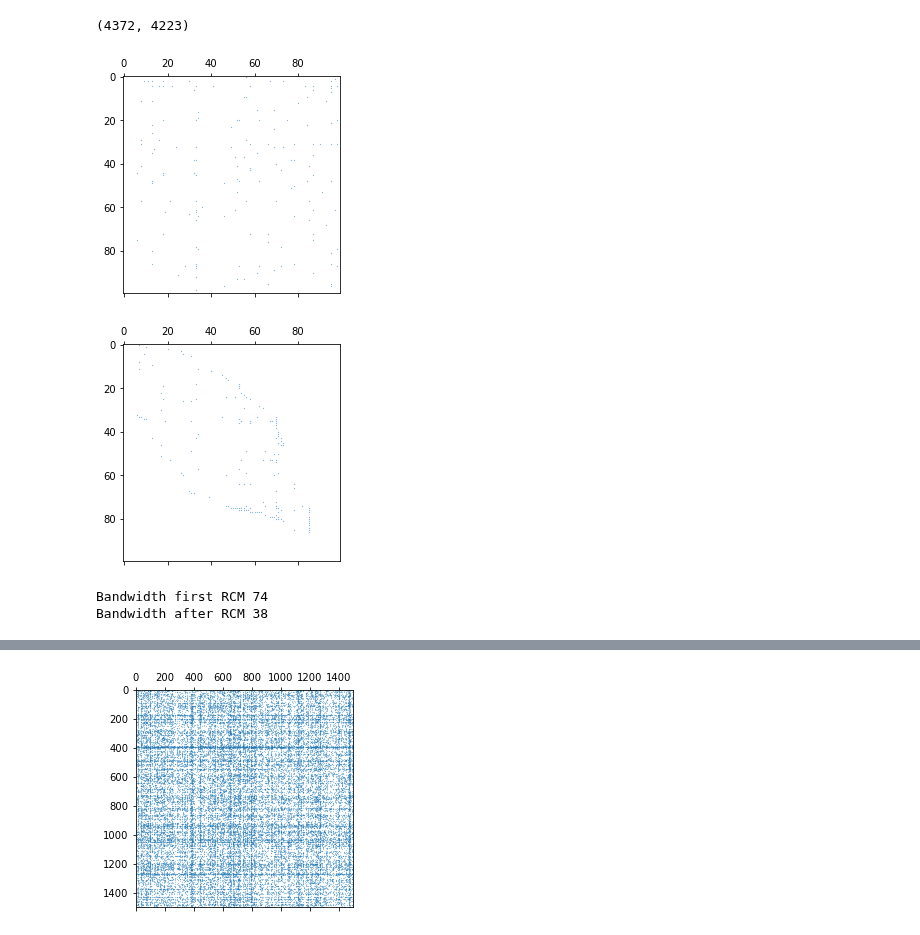
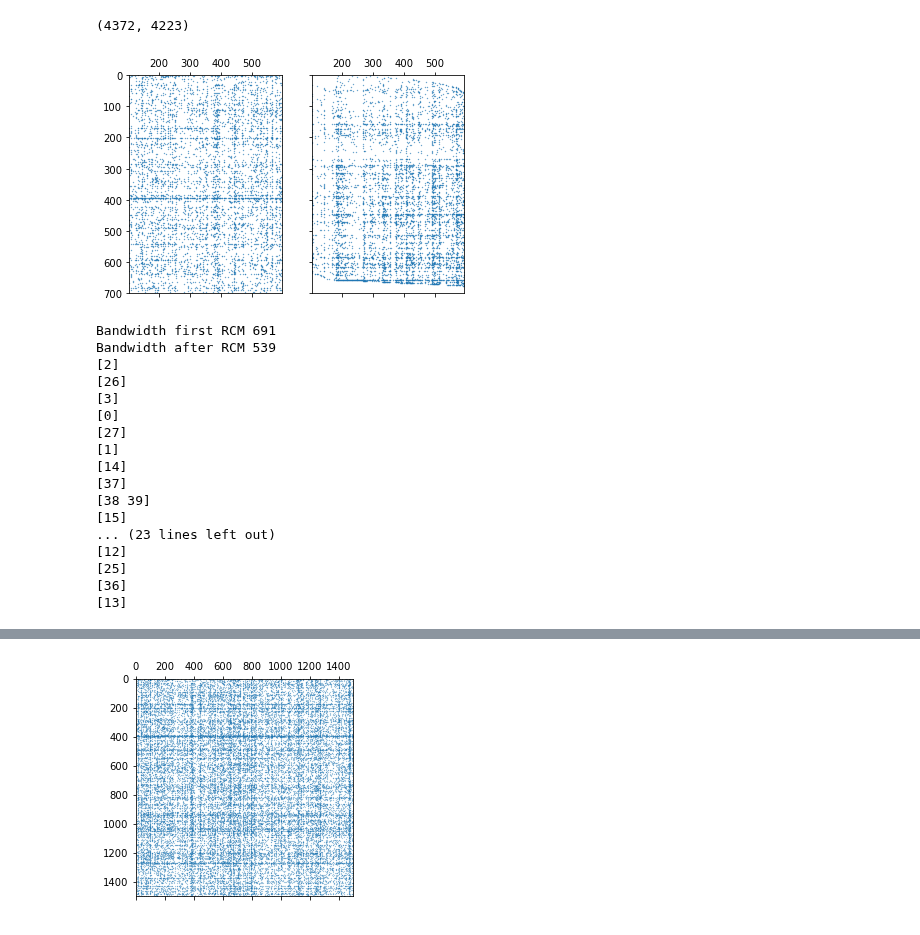
Before and after one commit to Dado1513/transactionalDataCAHD, a Jupyter notebook: rcm_with_function.ipynb, the cells around one changed output, grey strips where cells are left out. Saved outputs shown, nothing was run; the diff lists cells and outputs as text; code cells hidden in the pictures.

```diff
--- a/rcm_with_function.ipynb
+++ b/rcm_with_function.ipynb
@@ -41,11 +41,14 @@ def compute_band_matrix(original_dataset=None, dim_finale=1000, nome__file_item=
         # df_square = pd.concat([df_common_items,df_zeri],axis=1)
         # print(df_zeri.shape) dim_finalexnum_sensibili
         # print(df_square.shape)
+        # subplot with y condiviso
 
+        f, (ax1, ax2) = plt.subplots(1, 2, sharey=True)
         lista_sensibili = df_square.columns[-num_sensibile:]
         # plot matrice sparsa iniziale
-        plt.spy(df_square, marker='.', markersize='0.4')
-        plt.show()
+        # plt
+        ax1.spy(df_square, marker='.', markersize='0.6')
+        #ax1.show()
 
         # applicazione algoritmo RCM
         sparse = csr_matrix(df_square)
@@ -62,9 +65,9 @@ def compute_band_matrix(original_dataset=None, dim_finale=1000, nome__file_item=
         # df bandizzato
         df_square_band = df_square.iloc[order][column_reordered]
         # plotto
-        plt.spy(df_square_band, marker='.', markersize='0.4')
+        ax2.spy(df_square_band, marker='.', markersize='0.6')
+        #ax2.show()
         plt.show()
-
         # banda dataframe inizale
         [i, j] = np.where(df_square == 1)
         bw = max(i-j) + 1
@@ -136,7 +139,7 @@ def CAHD(dataframe_bandizzato, items_sensibili, nome_item, grado_privacy, alfa=3
     # G = pd.DataFrame(columns=dataframe_bandizzato.columns)
 
     # inidice delle righe delle transazioni sensibili non ripetute
-    transazioni_sensibili = set(list(np.where(dataframe_bandizzato[items_sensibili] == 1)[0]))
+    transazioni_sensibili = list(set(list(np.where(dataframe_bandizzato[items_sensibili] == 1)[0])))
     # indice delle transizioni sensibili con mapping 1-1 con item_sensibile_per_transizione
     # transazioni_sensibili_completa[i] --> indice della transizione
     # item_sensibile_per_transazioni[i] --> item sensibile per la transizione sopra
@@ -144,10 +147,10 @@ def CAHD(dataframe_bandizzato, items_sensibili, nome_item, grado_privacy, alfa=3
     hash_transiction = dict()
     # item sensibili della transazione iesime
     item_sensibile_per_transazioni = list(np.where(dataframe_bandizzato[items_sensibili] == 1)[1])
-
     # riempo il dizionario (hash_map) indicizzata con il numero della riga
     for t in transazioni_sensibili:
-        index_t = list(np.where(np.array(transazioni_sensibili_completa) == t))
+        # primo elemento della tupla sono gli indici
+        index_t = np.where(np.array(transazioni_sensibili_completa) == t)[0]
         hash_transiction[t] = [item_sensibile_per_transazioni[i] for i in index_t]
 
     # indicizzata le righe delle transizioni contententi l'indice della lista item_sensibili dove è contenuto l'uno
@@ -160,12 +163,26 @@ def CAHD(dataframe_bandizzato, items_sensibili, nome_item, grado_privacy, alfa=3
         #    print(transazioni_sensibili[0])
         #    print(lc_t[t])
 # %%
-df_square,items,items_sensibili = compute_band_matrix(original_dataset = df, dim_finale = 100, nome__file_item="lista_items.txt",num_sensibile=4)
+df_square,items,items_sensibili = compute_band_matrix(original_dataset = df, dim_finale = 700, nome__file_item="lista_items.txt",num_sensibile=4)
 CAHD(df_square,items_sensibili,[],4)
 # %% [output]
-[figure, old version]
+[figure, new version]
-[figure, removed]
-Bandwidth first RCM 74
-Bandwidth after RCM 38
+Bandwidth first RCM 691
+Bandwidth after RCM 539
+[2]
+[26]
+[3]
+[0]
+[27]
+[1]
+[14]
+[37]
+[38 39]
+[15]
+... (23 lines left out)
+[12]
+[25]
+[36]
+[13]
 # %%
 # %% [output]
```
Also changed, not shown: parts of 1 cell of this notebook.
